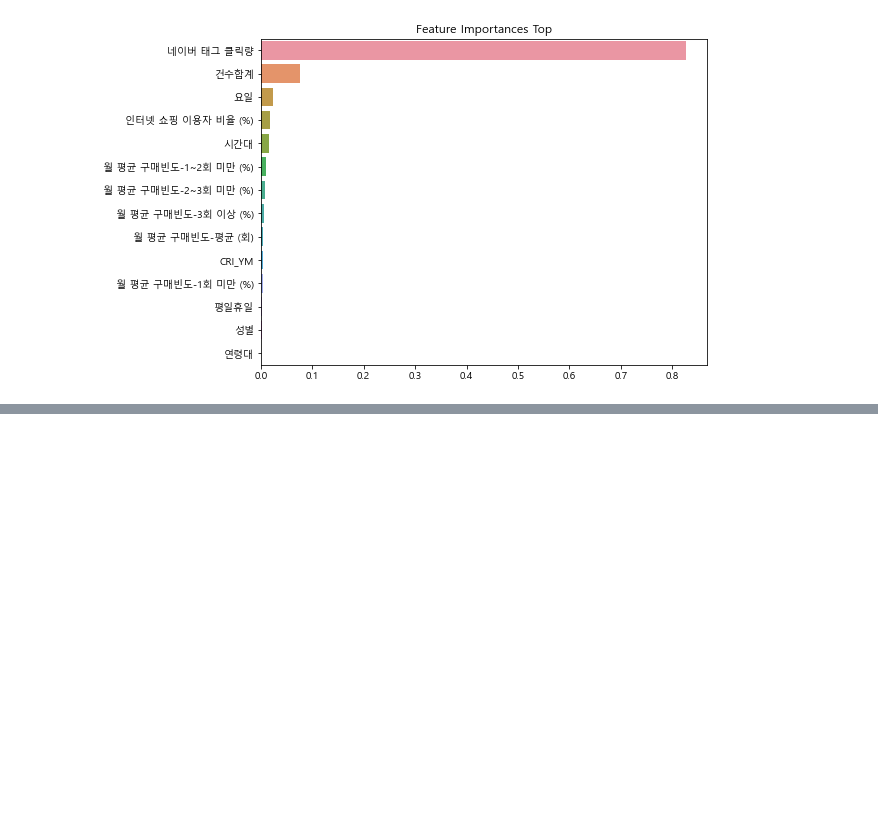
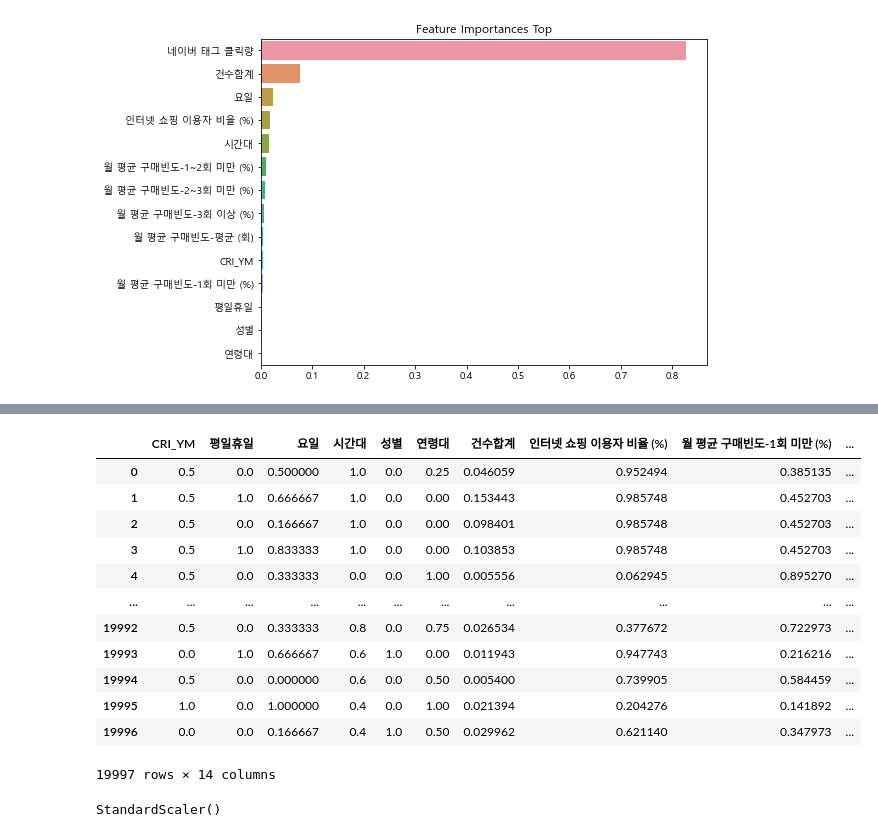
Before and after one commit to Shin-Sangseok/ShoppingMallAdd, a Jupyter notebook: Shop.ipynb, the cells around one changed output, grey strips where cells are left out. Drawn from its saved outputs; the diff is of its cells as text; code cells hidden in the pictures; blank space fills up the shorter version.

Commit message:
데이터 스케일링
Calculate accuracy using MinMaxScaler and StandardScaler

```diff
--- a/Shop.ipynb
+++ b/Shop.ipynb
@@ -54,5 +54,5 @@ Data columns (total 15 columns):
 dtypes: float64(7), int64(2), object(6)
 memory usage: 2.3+ MB
 # %%
-sample_data['네이버 태그 클릭량'] = sample_data[['네이버 태그 클릭량']].apply(pd.to_numeric)
-sample_data
+#sample_data['네이버 태그 클릭량'] = sample_data[['네이버 태그 클릭량']].apply(pd.to_numeric)
+#sample_data
@@ -313,3 +299,11 @@ sns.barplot(x=ftr_top, y = ftr_top.index)
 plt.show()
 # %% [output]
 [figure]
+# %%
+from sklearn.preprocessing import MinMaxScaler
+nm_scaler = MinMaxScaler()
+# %%
+X_train_scaled = nm_scaler.fit(X)
+X_train_scaled
+nm_shop_scaled= nm_scaler.transform(X)
+nm_shop_scaled
@@ -315,0 +330,17 @@ plt.show()
+# %%
+nm_shop_df_scaled= pd.DataFrame(data = nm_shop_scaled, columns=X.columns)
+nm_shop_df_scaled
+# %% [output]
+|  | CRI_YM | 평일휴일 | 요일 | 시간대 | 성별 | 연령대 | 건수합계 | 인터넷 쇼핑 이용자 비율 (%) | 월 평균 구매빈도-1회 미만 (%) | ... |
+| 0 | 0.5 | 0.0 | 0.500000 | 1.0 | 0.0 | 0.25 | 0.046059 | 0.952494 | 0.385135 | ... |
+| 1 | 0.5 | 1.0 | 0.666667 | 1.0 | 0.0 | 0.00 | 0.153443 | 0.985748 | 0.452703 | ... |
+| 2 | 0.5 | 0.0 | 0.166667 | 1.0 | 0.0 | 0.00 | 0.098401 | 0.985748 | 0.452703 | ... |
+| 3 | 0.5 | 1.0 | 0.833333 | 1.0 | 0.0 | 0.00 | 0.103853 | 0.985748 | 0.452703 | ... |
+| 4 | 0.5 | 0.0 | 0.333333 | 0.0 | 0.0 | 1.00 | 0.005556 | 0.062945 | 0.895270 | ... |
+| ... | ... | ... | ... | ... | ... | ... | ... | ... | ... | ... |
+| 19992 | 0.5 | 0.0 | 0.333333 | 0.8 | 0.0 | 0.75 | 0.026534 | 0.377672 | 0.722973 | ... |
+| 19993 | 0.0 | 1.0 | 0.666667 | 0.6 | 1.0 | 0.00 | 0.011943 | 0.947743 | 0.216216 | ... |
+| 19994 | 0.5 | 0.0 | 0.000000 | 0.6 | 0.0 | 0.50 | 0.005400 | 0.739905 | 0.584459 | ... |
+| 19995 | 1.0 | 0.0 | 1.000000 | 0.4 | 0.0 | 1.00 | 0.021394 | 0.204276 | 0.141892 | ... |
+| 19996 | 0.0 | 0.0 | 0.166667 | 0.4 | 1.0 | 0.50 | 0.029962 | 0.621140 | 0.347973 | ... |
+19997 rows × 14 columns
@@ -315,0 +350,4 @@ plt.show()
+# %%
+s_scaler.fit(X)
+# %% [output]
+StandardScaler()
```
Also changed, not shown: parts of 16 cells of this notebook.
